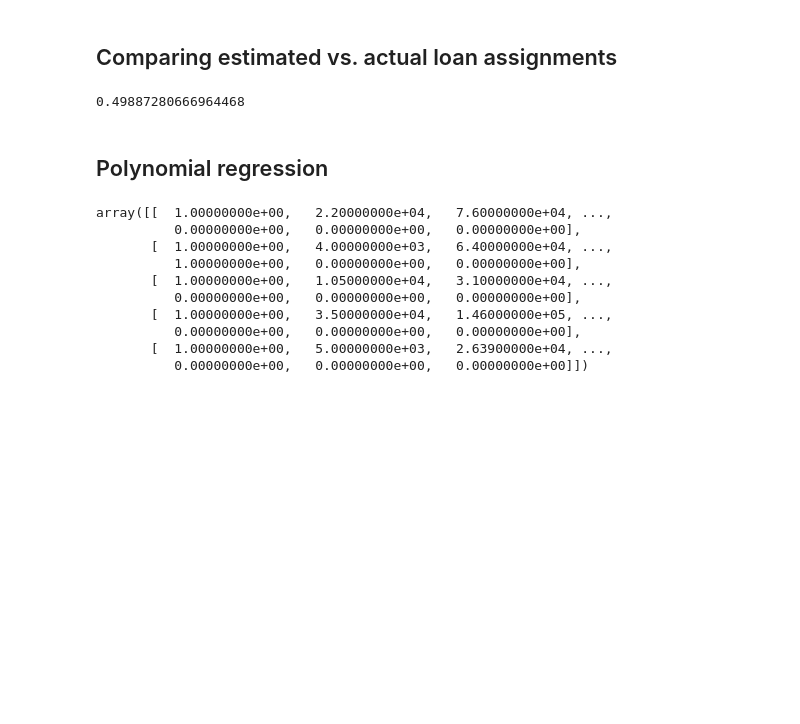
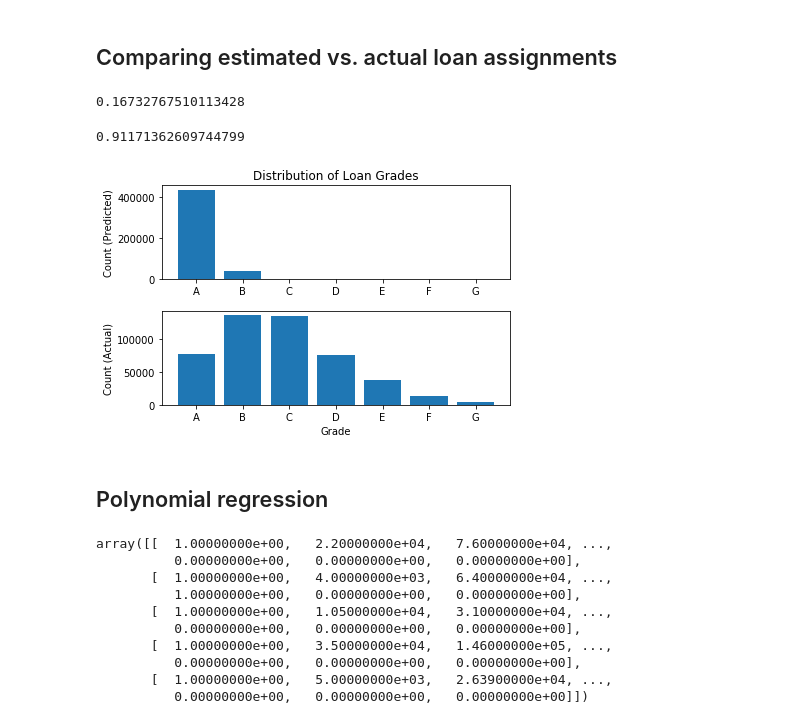
Before and after one commit to arielgoldszmidt/lenders, a Jupyter notebook: project.ipynb, the cells around one changed output. Drawn from its saved outputs; the diff is of its cells as text; code cells hidden in the pictures; blank space fills up the shorter version.

```diff
--- a/project.ipynb
+++ b/project.ipynb
@@ -249,6 +184,7 @@ plt.show()
 ## ML Discrete Choice Model
 # %%
 # Define negative log-likelihood function
+import scipy
 
 def nllh(beta, features, labels):
     utilities = {}
@@ -257,8 +193,9 @@ def nllh(beta, features, labels):
     utilitiesArray = pd.DataFrame(utilities).values
     indicatorArray = labels[["grade_" + x for x in ["A", "B", "C", "D", "E", "F", "G"]]].values
     term1 = np.sum(utilitiesArray * indicatorArray, axis=1)
-    term2 = np.log(np.sum(np.exp(utilitiesArray), axis=1))
+    term2 = scipy.special.logsumexp(utilitiesArray, axis=1)
     return -1 * np.sum(term1 - term2)
+    # return utilitiesArray
 
 def grad(beta, features, labels):
     X1, X2 = {}, {}
@@ -287,7 +224,7 @@ def nllh_restriction1(beta, features, labels):
     utilitiesArray = pd.DataFrame(utilities).values
     indicatorArray = labels[["grade_" + x for x in ["A", "B", "C", "D", "E", "F", "G"]]].values
     term1 = np.sum(utilitiesArray * indicatorArray, axis=1)
-    term2 = np.log(np.sum(np.exp(utilitiesArray), axis=1))
+    term2 = scipy.special.logsumexp(utilitiesArray, axis=1)
     return -1 * np.sum(term1 - term2)
 
 def nllh_restriction2(beta, features, labels):
@@ -297,7 +234,7 @@ def nllh_restriction2(beta, features, labels):
     utilitiesArray = pd.DataFrame(utilities).values
     indicatorArray = labels[["grade_" + x for x in ["A", "B", "C", "D", "E", "F", "G"]]].values
     term1 = np.sum(utilitiesArray * indicatorArray, axis=1)
-    term2 = np.log(np.sum(np.exp(utilitiesArray), axis=1))
+    term2 = scipy.special.logsumexp(utilitiesArray, axis=1)
     return -1 * np.sum(term1 - term2)
 # %%
 nllh([0,0], test_features, test_labels)
@@ -306,6 +245,6 @@ nllh([0,0], test_features, test_labels)
 
 import scipy.optimize
 
-opt = scipy.optimize.minimize(nllh, [0,0], jac=grad, args=(test_features, test_labels), method='BFGS')
+opt = scipy.optimize.minimize(nllh, [0,0], jac=grad, args=(test_features, test_labels), method='L-BFGS-B')
 # %%
 opt
@@ -331,9 +290,41 @@ for grade in ["A", "B", "C", "D", "E", "F", "G"]:
 utilitiesArray = pd.DataFrame(utilities).values
 indicatorArray = test_labels[["grade_" + x for x in ["A", "B", "C", "D", "E", "F", "G"]]].values
 # %%
-np.mean(np.abs(utilitiesArray.argmax(axis=1) - indicatorArray.argmax(axis=1)) <= 1)
+np.mean(np.abs(utilitiesArray.argmax(axis=1) - indicatorArray.argmax(axis=1)) <= 0)
 # %% [output]
-0.49887280666964468
+0.16732767510113428
+# %%
+np.mean(utilitiesArray.argmax(axis=1) == 0)
+# %% [output]
+0.91171362609744799
+# %%
+predictedgrades = []
+grades = ["A", "B", "C", "D", "E", "F", "G"]
+for i in range(utilitiesArray.shape[0]):
+    predictedgrades.append(grades[utilitiesArray[i].argmax()])
+
+actualgrades = []
+grades = ["A", "B", "C", "D", "E", "F", "G"]
+for i in range(utilitiesArray.shape[0]):
+    actualgrades.append(grades[indicatorArray[i].argmax()])
+# %%
+from collections import Counter
+predicteddist = dict(sorted(Counter(predictedgrades).items()))
+actualdist = dict(sorted(Counter(actualgrades).items()))
+# %%
+plt.subplot(2,1,1)
+plt.bar(predicteddist.keys(), predicteddist.values())
+plt.ylabel("Count (Predicted)")
+plt.title("Distribution of Loan Grades")
+plt.subplot(2,1,2)
+plt.bar(actualdist.keys(), actualdist.values())
+plt.xlabel("Grade")
+plt.ylabel("Count (Actual)")
+plt.tight_layout()
+plt.savefig("gradedistributions.pdf")
+plt.show()
+# %% [output]
+[figure, added]
 # %% [markdown]
 ## Polynomial regression
 # %%
```
Also changed, not shown: parts of 25 cells of this notebook, 12 other files.
